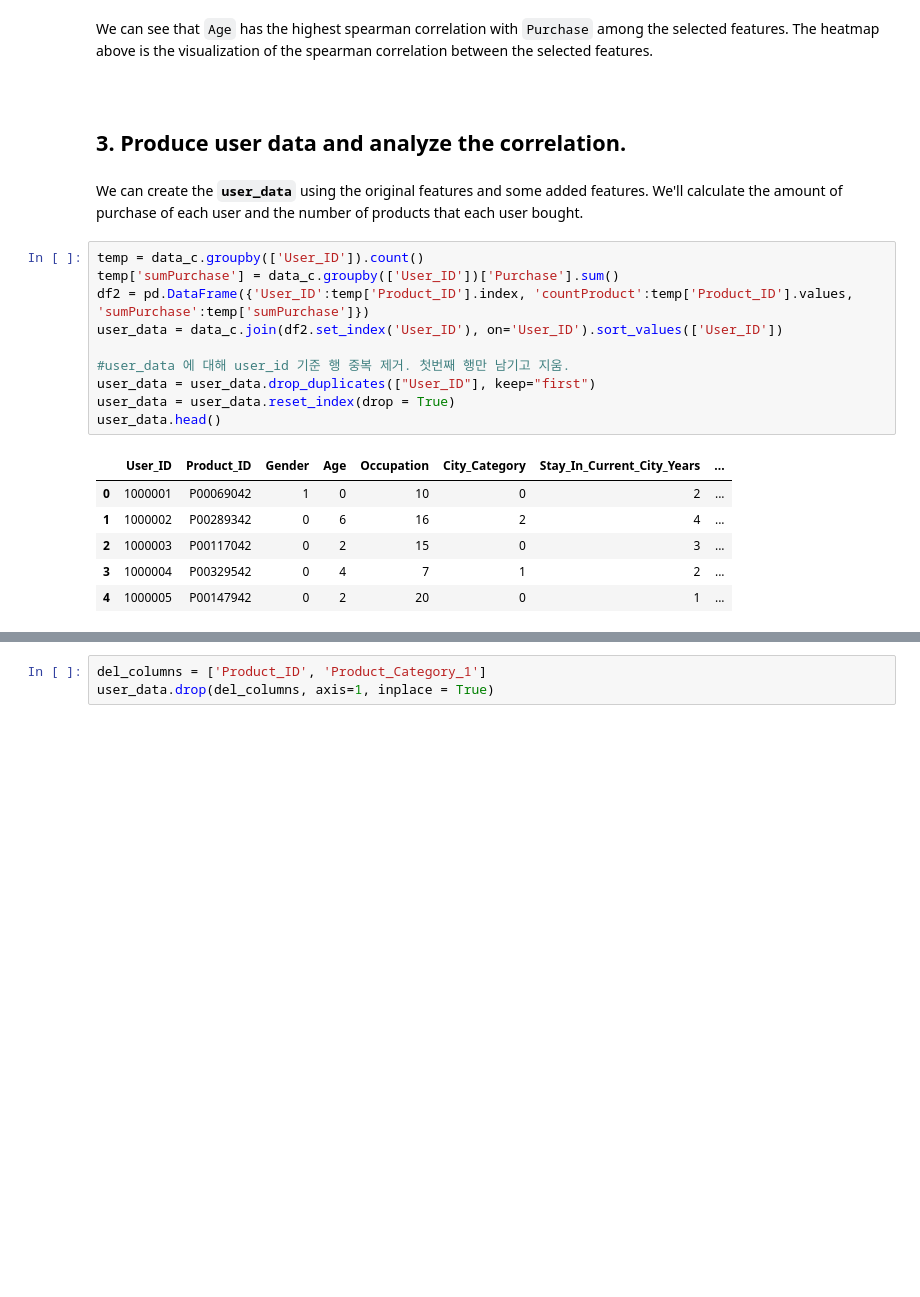
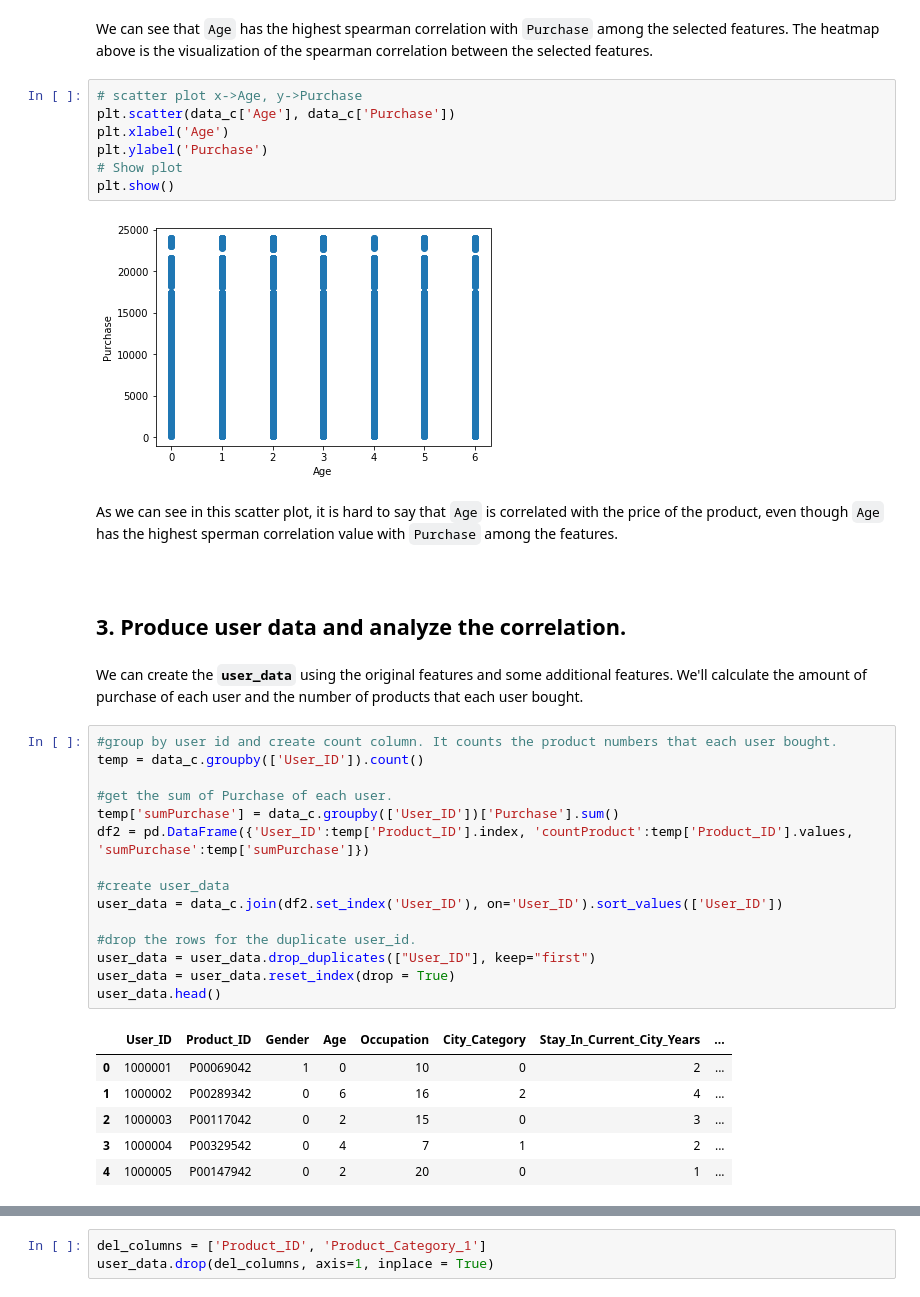
Before and after one commit to jiwonny/Data-Science-Project, a Jupyter notebook: correlation.ipynb, the cells around one changed output, grey strips where cells are left out. Drawn from its saved outputs; the diff is of its cells as text; blank space fills up the shorter version.

```diff
--- a/correlation.ipynb
+++ b/correlation.ipynb
@@ -225,18 +230,34 @@ sns.heatmap(corrmat, mask=np.zeros_like(corrmat, dtype=np.bool), cmap=sns.diverg
 # %% [markdown]
 We can see that `Age` has the highest spearman correlation with `Purchase` among the selected features. The heatmap above is the visualization of the spearman correlation between the selected features.
+# %%
+# scatter plot x->Age, y->Purchase
+plt.scatter(data_c['Age'], data_c['Purchase'])
+plt.xlabel('Age')
+plt.ylabel('Purchase')
+# Show plot
+plt.show()
+# %% [output]
+[figure, added]
+# %% [markdown]
+ As we can see in this scatter plot, it is hard to say that `Age` is correlated with the price of the product, even though `Age` has the highest sperman correlation value with `Purchase` among the features.
 # %% [markdown]
 <br>
 
 ## 3.  Produce user data and analyze the correlation.
 # %% [markdown]
- We can create the **`user_data`** using the original features and some added features. We'll calculate the amount of purchase of each user and the number of products that each user bought.
+ We can create the **`user_data`** using the original features and some additional features. We'll calculate the amount of purchase of each user and the number of products that each user bought.
 # %%
+#group by user id and create count column. It counts the product numbers that each user bought.
 temp = data_c.groupby(['User_ID']).count()
+
+#get the sum of Purchase of each user.
 temp['sumPurchase'] = data_c.groupby(['User_ID'])['Purchase'].sum()
 df2 = pd.DataFrame({'User_ID':temp['Product_ID'].index, 'countProduct':temp['Product_ID'].values, 'sumPurchase':temp['sumPurchase']})
+
+#create user_data
 user_data = data_c.join(df2.set_index('User_ID'), on='User_ID').sort_values(['User_ID'])
 
-#user_data 에 대해 user_id 기준 행 중복 제거. 첫번째 행만 남기고 지움.
+#drop the rows for the duplicate user_id.
 user_data = user_data.drop_duplicates(["User_ID"], keep="first")
 user_data = user_data.reset_index(drop = True)
 user_data.head()
```
Also changed, not shown: parts of 61 cells of this notebook.
